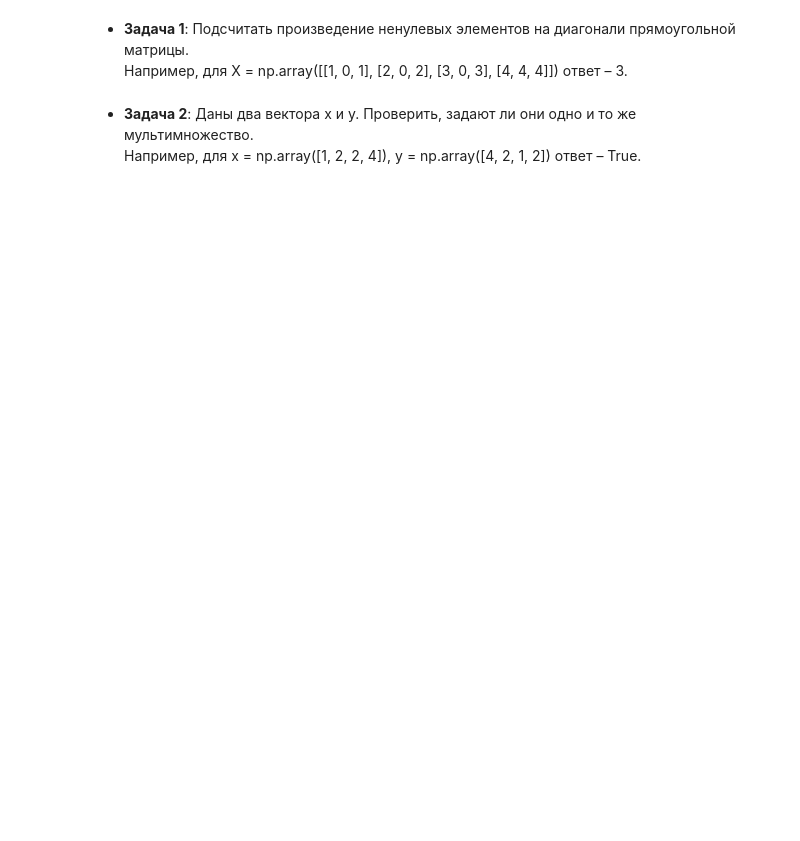
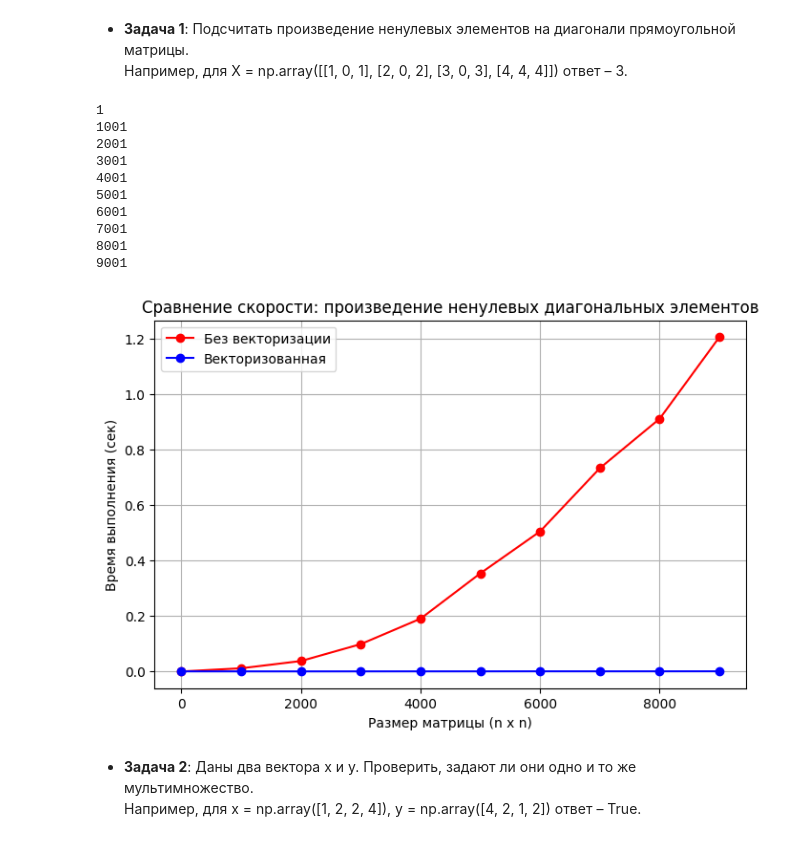
Before and after one commit to MaxKholodov1/AESC_ML_11, a Jupyter notebook: Task 1/task1_numpy_practive.ipynb, the cells around one changed output. Drawn from its saved outputs; the diff is of its cells as text; code cells hidden in the pictures; blank space fills up the shorter version.

```diff
--- a/Task 1/task1_numpy_practive.ipynb
+++ b/Task 1/task1_numpy_practive.ipynb
@@ -60,34 +60,47 @@ def diagonal_product_vectorized(X: np.ndarray) -> int:
     diag = np.diag(X)
     diag_nonzero = diag[diag != 0]
     if diag_nonzero.size == 0:
         return 1
     return np.prod(diag_nonzero)
 sizes = []
-for n in range(1,  100000, 5000):
+for n in range(1,  10000, 1000):
     sizes.append(n)
 times_nonvec = []
 times_vec = []
 
 for n in sizes:
+    print(n)
     X = np.random.randint(0, 10, size=(n, n))
 
     start = time.time()
     diagonal_product(X.tolist())
     times_nonvec.append(time.time() - start)
 
     start = time.time()
     diagonal_product_vectorized(X)
     times_vec.append(time.time() - start)
 
 plt.figure(figsize=(8, 5))
 plt.plot(sizes, times_nonvec, "r-o", label="Без векторизации")
 plt.plot(sizes, times_vec, "b-o", label="Векторизованная")
 plt.xlabel("Размер матрицы (n x n)")
 plt.ylabel("Время выполнения (сек)")
 plt.title("Сравнение скорости: произведение ненулевых диагональных элементов")
 plt.legend()
 plt.grid(True)
 plt.show()
+# %% [output]
+1
+1001
+2001
+3001
+4001
+5001
+6001
+7001
+8001
+9001
+[figure, added]
 # %% [markdown]
 
 
```
Also changed, not shown: parts of 11 cells of this notebook.
